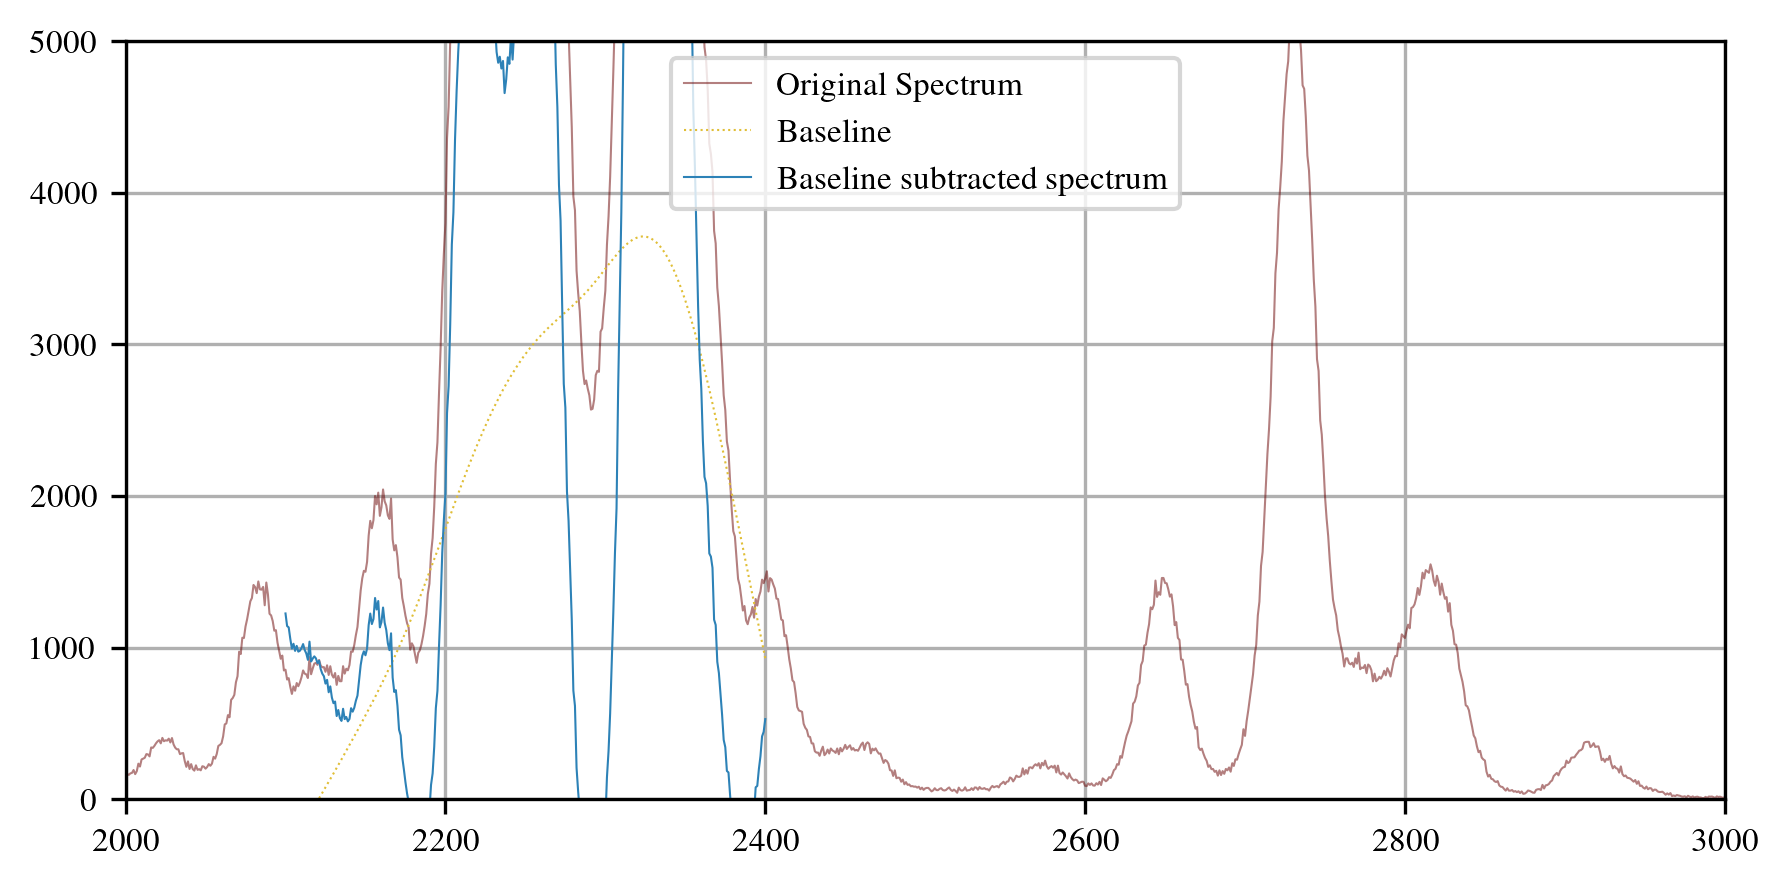
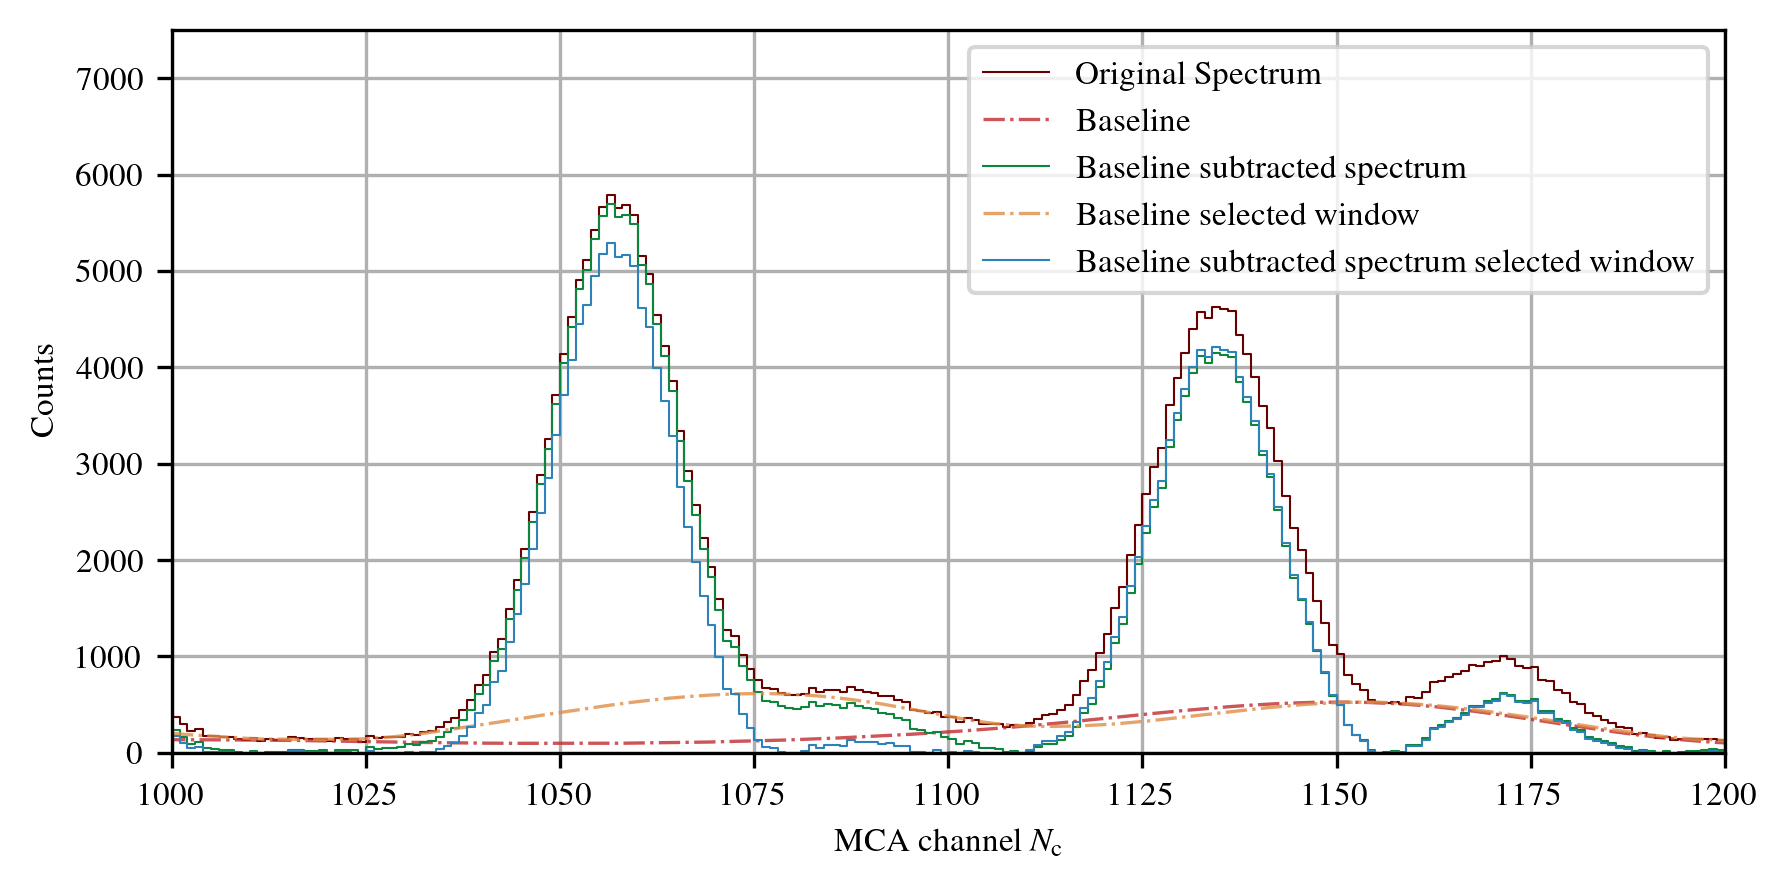
The notebook cell's code change between the first figure and the second:
--- before
+++ after
@@ -1,2 +1,9 @@
+def data_baseline(bin_data:list, bins:list):
+    bsl_fitter = Baseline(x_data=bins)
+    
+    baseline, params = bsl_fitter.arpls(bin_data, lam=1e2, max_iter=400)
+    subtracted = bin_data - baseline
+    return baseline, subtracted
+
 def data_baseline_subtracted(file:str, select_window:list):
     data = read_json_formatted_file(file)
@@ -9,23 +16,38 @@
     bins = np.arange(0,len(bin_data),1)
     bins_selected = bins[select_window[0]:select_window[1]+1]
-    bins_err = np.array([2]*len(bins_selected))
+    bins_err = np.array([2]*len(bins))
     
-    bsl_fitter = Baseline(x_data=bins_selected)
+    bl_full, sub_full = data_baseline(bin_data, bins)
+    bl_sw, sub_sw = data_baseline(bin_data_selected, bins_selected)
     
-    baseline, params = bsl_fitter.iasls(bin_data_selected, lam=1e5, max_iter=200, p=0.1)
-    subtracted = bin_data_selected - baseline
+    g_sum_full = np.sum(sub_full[1030:1080])
+    g_sum_sw = np.sum(sub_sw[30:80])
+    
+    print('Spectrum Full:', g_sum_full)
+    print('Spectrum SW:', g_sum_sw)
+    print('Difference Full:',np.sum(bin_data[1030:1080]) - g_sum_full, (np.sum(bin_data[1030:1080]) - g_sum_full)/np.sum(bin_data[1030:1080]))
+    print('Difference SW:',np.sum(bin_data[1030:1080]) - g_sum_sw, (np.sum(bin_data[1030:1080]) - g_sum_sw)/np.sum(bin_data[1030:1080]))
+    
+    
     plt.figure(figsize=(6,3), dpi=300)
-    plt.plot(bins, bin_data, alpha=0.5, lw=0.5, color=color_schemes['c_rainbow'][0], label='Original Spectrum')
-    plt.plot(bins_selected, baseline, lw=0.5, ls=':', color=color_schemes['c_rainbow'][3], label='Baseline')
-    plt.plot(bins_selected, subtracted, lw=0.5, color=color_schemes['c_rainbow'][6], label='Baseline subtracted spectrum')
+    plt.step(bins, bin_data, alpha=1, lw=0.5, color=color_schemes['c_rainbow'][0], label='Original Spectrum')
+    plt.plot(bins, bl_full, alpha=0.8, lw=0.8, ls='-.', color=color_schemes['c_rainbow'][1], label='Baseline')
+    plt.step(bins, sub_full, lw=0.5, color=color_schemes['c_rainbow'][5], label='Baseline subtracted spectrum')
+    
+    plt.plot(bins_selected, bl_sw, lw=0.8, alpha=0.8, ls='-.', color=color_schemes['c_rainbow'][2], label='Baseline selected window')
+    plt.step(bins_selected, sub_sw, lw=0.5, color=color_schemes['c_rainbow'][6], label='Baseline subtracted spectrum selected window')
     
     # plt.yscale('log')
-    plt.ylim(0,5000)
-    plt.xlim(2000,3000)
+    
+    plt.xlabel(r'MCA channel $N_{\mathrm{c}}$')
+    plt.ylabel('Counts')
+    
+    plt.ylim(0,7500)
+    plt.xlim(select_window[0],select_window[1])
     plt.legend()
     plt.grid()
     plt.tight_layout()
-    plt.show()
+    plt.savefig(f'./plots/{file.split('//')[-1].split('.')[0]}_0_arplsBaselineSubstracted.png', transparent=False, dpi=300)
     
 
-data_baseline_subtracted('.//collected_data//2026_05_13//20260513-160638.vspc', [2100,2400])
+data_baseline_subtracted('.//collected_data//2026_05_13//20260513-160638.vspc', [1000,1200])

Commit: ASPLR implementation